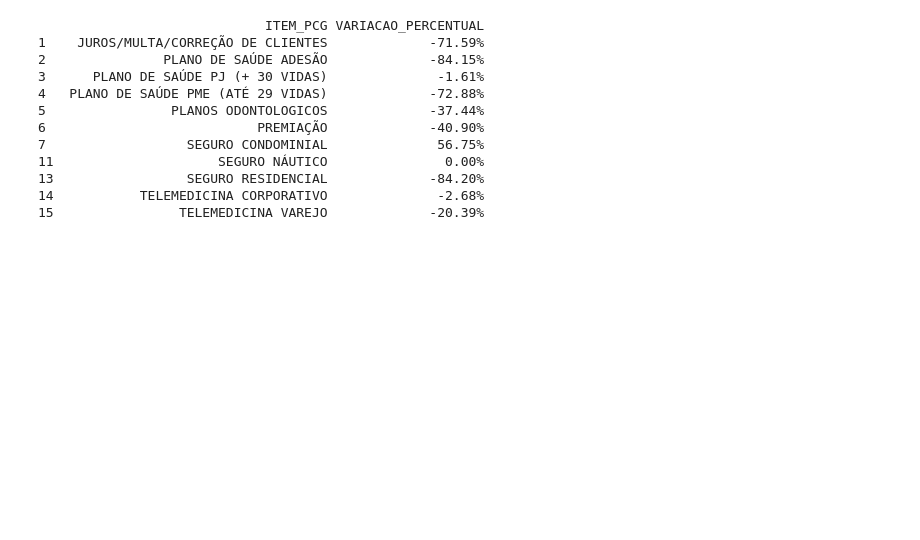
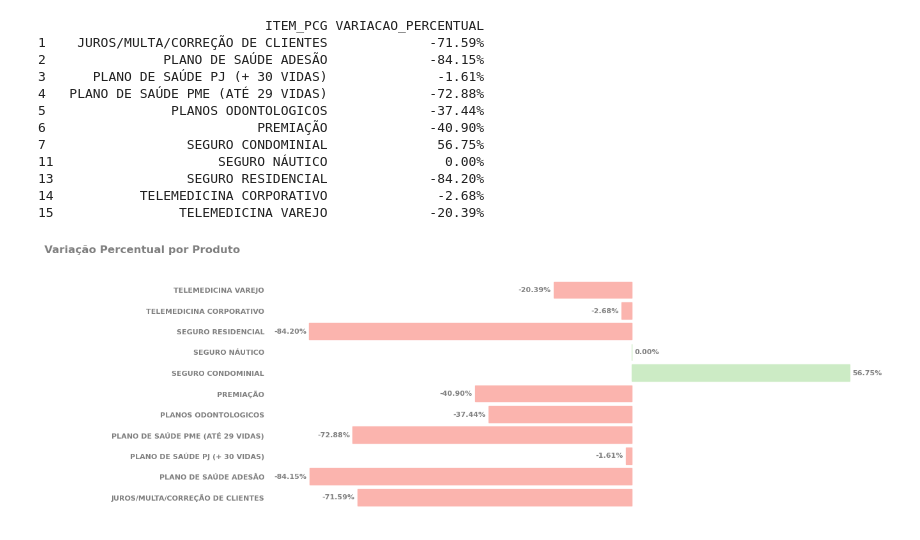
Before and after one commit to bessarodrigo/dash_python_faturamento, a Jupyter notebook: 2. eda_matplotlib_pandas.ipynb, the cells around one changed output. Saved outputs shown, nothing was run; the diff lists cells and outputs as text; code cells hidden in the pictures; blank space fills up the shorter version.

```diff
--- a/2. eda_matplotlib_pandas.ipynb
+++ b/2. eda_matplotlib_pandas.ipynb
@@ -312,3 +312,50 @@ print(df_porcentagem_produto)
 13                 SEGURO RESIDENCIAL             -84.20%
 14           TELEMEDICINA CORPORATIVO              -2.68%
 15                TELEMEDICINA VAREJO             -20.39%
+# %%
+# Criando a figura com subplots (ajuste o figsize conforme necessário)
+fig, ax = plt.subplots(figsize=(12, 5))
+
+# Criando o gráfico de barras
+produtos = ax.barh(df_porcentagem_produto['ITEM_PCG'],
+                   df_porcentagem_produto['VARIACAO_PERCENTUAL'].str.replace('%', '').astype(float))
+
+# Adicionando rótulos às barras
+ax.bar_label(produtos,
+             labels=df_porcentagem_produto['VARIACAO_PERCENTUAL'],  # Corrigido para usar df_porcentagem_produto
+             padding=3,
+             fontsize=8,
+             fontweight='bold',
+             color='gray')
+
+# Destacando as barras com variação percentual negativa
+for i, var in enumerate(df_porcentagem_produto['VARIACAO_PERCENTUAL'].str.replace('%', '').astype(float)):
+    if var < 0:  # Se a variação for negativa
+        produtos[i].set_color(cores[0])
+    else:
+        produtos[i].set_color(cores[2])
+
+# Definindo o título
+ax.set_title('Variação Percentual por Produto', loc='left', color='gray', pad=20, fontweight='bold', x=-0.4)
+
+# Removendo a caixa ao redor do gráfico
+plt.box(False)
+
+# Ajustando as propriedades dos eixos
+ax.tick_params(axis='y', length=0, labelsize=8, pad=20, color='grey')  # Ajustando o tamanho da fonte e o espaçamento
+ax.set_xticks([])
+
+# Definindo os rótulos do eixo x com cor e peso da fonte ajustados
+for label in ax.get_xticklabels():
+    label.set_color('gray')
+    label.set_fontweight('bold')
+
+# Definindo os rótulos do eixo y com cor e peso da fonte ajustados
+for label in ax.get_yticklabels():
+    label.set_color('gray')
+    label.set_fontweight('bold')
+
+# Exibindo o gráfico
+plt.show()
+# %% [output]
+[figure, added]
```
